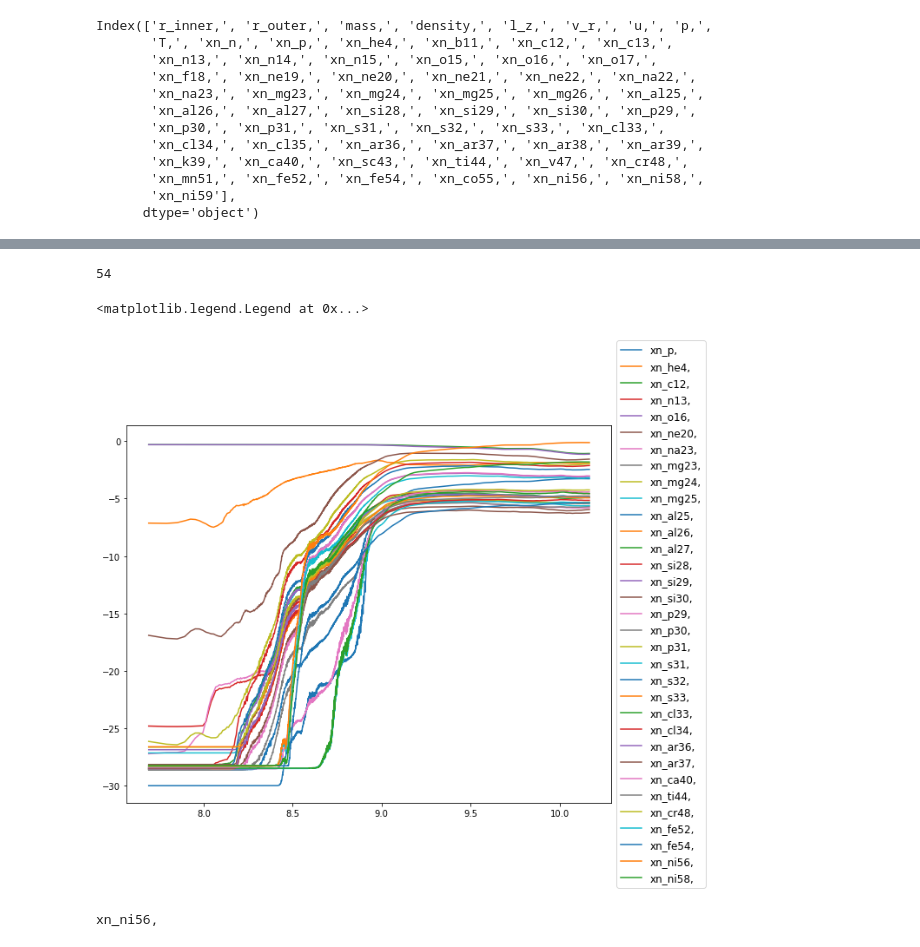
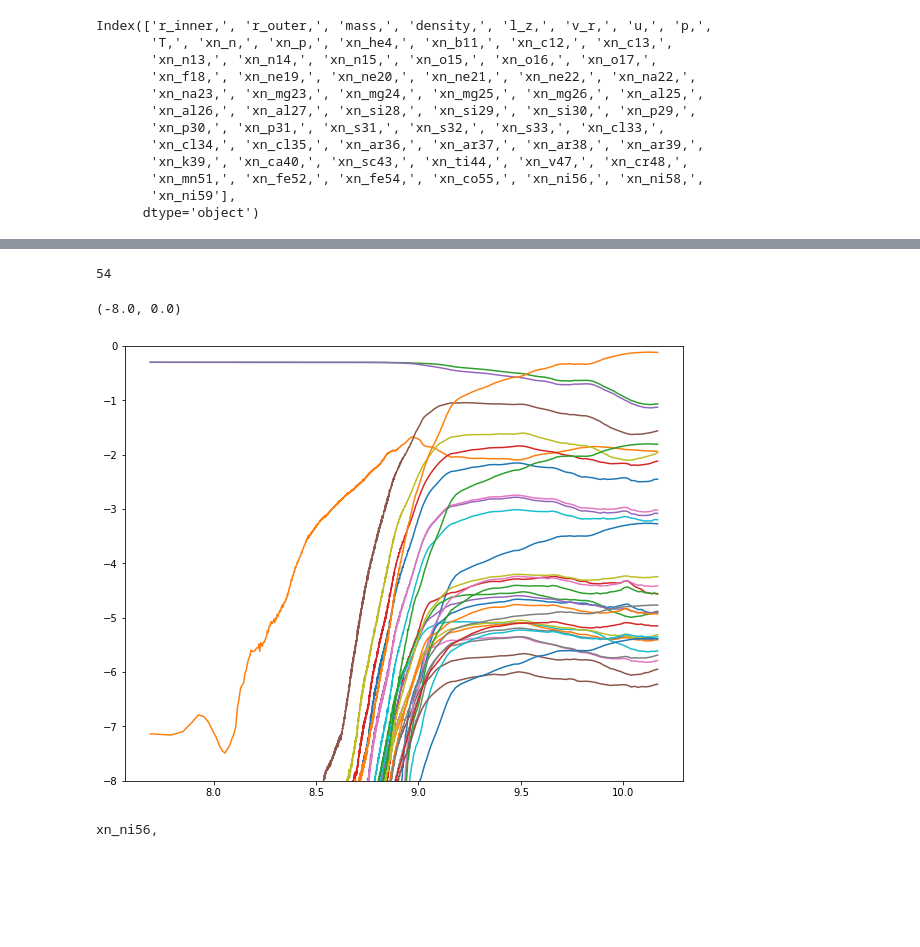
Before and after one commit to aakashbhat/KavliSP23, a Jupyter notebook: data_selection.ipynb, the cells around one changed output, grey strips where cells are left out. Cells and saved outputs as stored; diff of their text form; code cells hidden in the pictures; blank space fills up the shorter version.

```diff
--- a/data_selection.ipynb
+++ b/data_selection.ipynb
@@ -21,6 +21,7 @@ Index(['r_inner,', 'r_outer,', 'mass,', 'density,', 'l_z,', 'v_r,', 'u,', 'p,',
 df["embedded_mass_fraction"]=(df["mass,"].cumsum()/df["mass,"].sum())
 # %%
 df["remnant_mass_fraction"]=1.0e00-df["embedded_mass_fraction"]
+df.loc[df['remnant_mass_fraction'] < 0, 'remnant_mass_fraction'] = 0
 # %%
 df[["mass,","embedded_mass_fraction","remnant_mass_fraction"]]
 # %% [output]
@@ -39,2 +40,5 @@ df[["mass,","embedded_mass_fraction","remnant_mass_fraction"]]
 1000 rows × 3 columns
+# %%
+df['xn_he3,'] = 0.0e0
+df['xn_o18,'] = 0.0e0
 # %%
@@ -99,18 +103,20 @@ columns_to_plot = ['xn_n,', 'xn_p,', 'xn_he4,', 'xn_b11,', 'xn_c12,', 'xn_c13,',
 # %%
 import matplotlib.pyplot as plt
 import numpy as np
 num_columns = len(df[columns_to_plot].columns[:-1])  # Exclude the X-axis column
 print(num_columns)
 plt.figure(figsize=(10, 8))
 for i, column in enumerate(df[columns_to_plot].columns[:-1]):
     if max(df[column])>1.0e-6:
         plt.plot(np.log10(df["r_outer,"]), np.log10(df[column]), label=column)
 
+#
 plt.legend(loc='center left', bbox_to_anchor=(1, 0.5),fontsize='large')
+plt.ylim(-8,0)
 # %% [output]
 54
-<matplotlib.legend.Legend at 0x...>
+(-8.0, 0.0)
-[figure, old version]
+[figure, new version]
 # %%
 max_column = df[columns_to_plot].iloc[:, :-1].max().idxmax()
 print(max_column)
```
Also changed, not shown: parts of 4 cells of this notebook, 2 other files.
